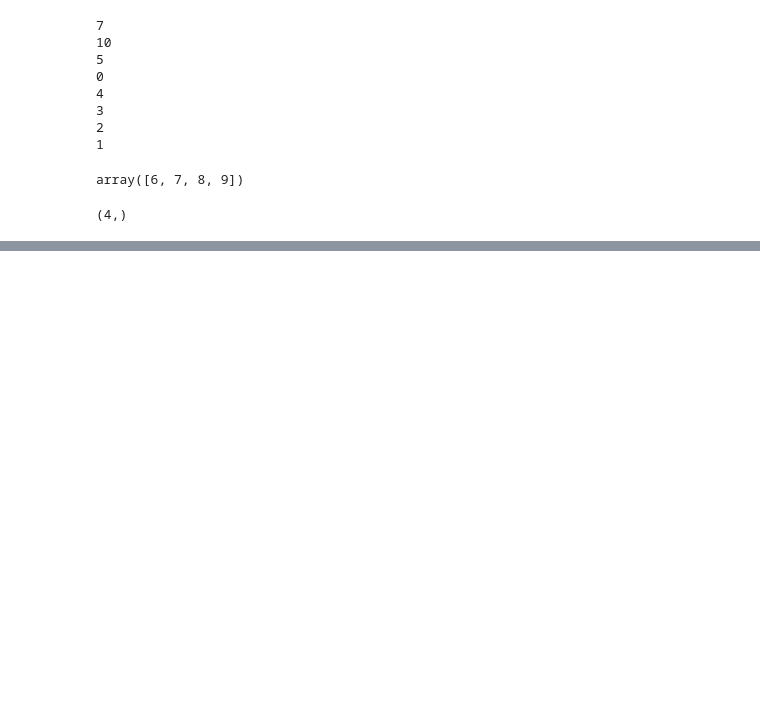
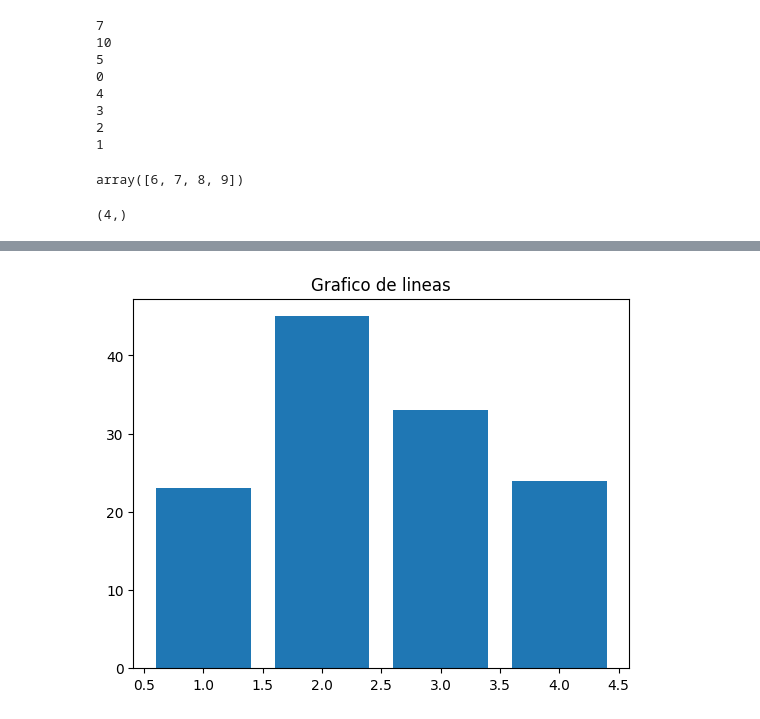
Before and after one commit to pjparreaza/my_bootcamp, a Jupyter notebook: notebooks/lesson_01.ipynb, the cells around one changed output, grey strips where cells are left out. Cells and saved outputs as stored; diff of their text form; code cells hidden in the pictures; blank space fills up the shorter version.

```diff
--- a/notebooks/lesson_01.ipynb
+++ b/notebooks/lesson_01.ipynb
@@ -132,0 +168,6 @@ my_matrix.shape
+# %%
+plt.bar([1,2,3,4],df["age"])   # los valores [1,2,3,4] representan los valores de las abscisas
+plt.title("Grafico de lineas")
+plt.show()
+# %% [output]
+[figure, added]
```
Also changed, not shown: parts of 7 cells of this notebook.
